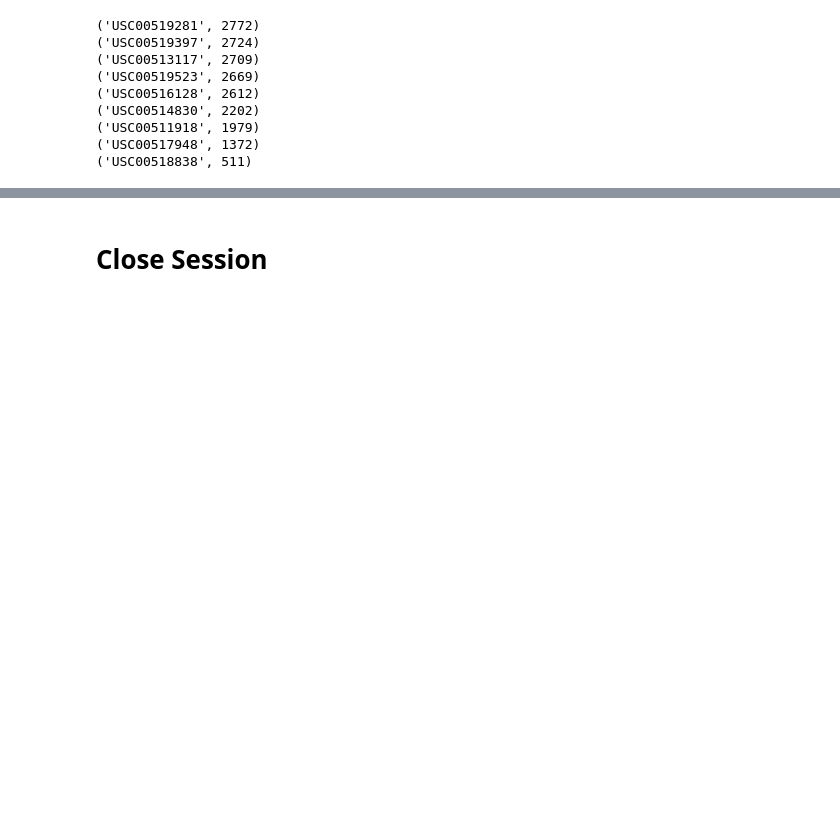
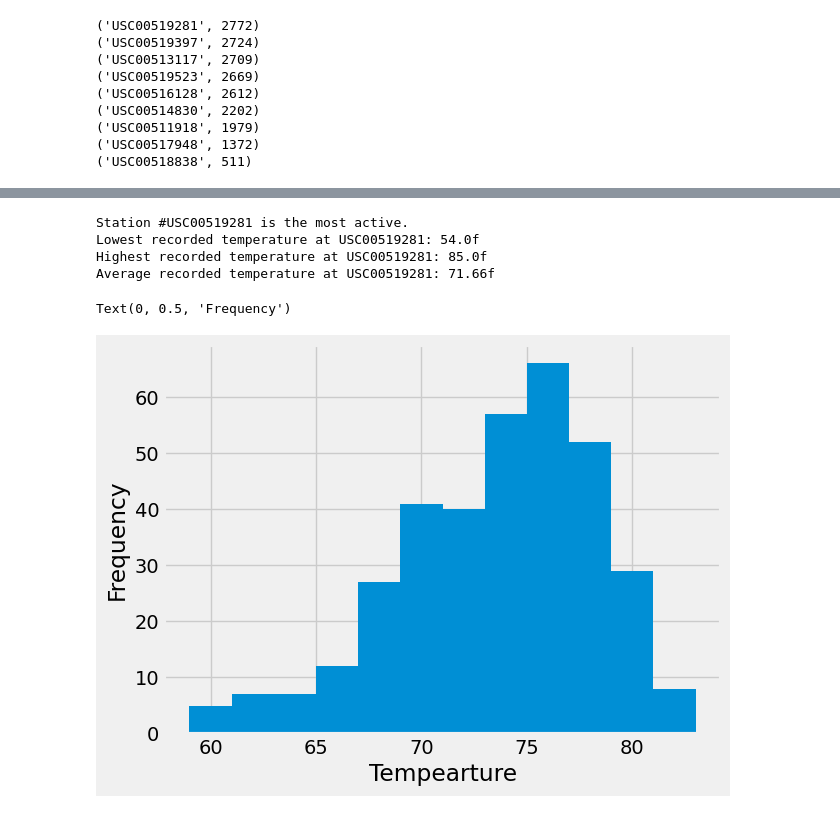
Before and after one commit to linderkm/sqlalchemy-challenge, a Jupyter notebook: SurfsUp/climate_starter.ipynb, the cells around one changed output, grey strips where cells are left out. Cells and saved outputs as stored; diff of their text form; code cells hidden in the pictures; blank space fills up the shorter version.

Commit message:
first draft of completed analysis

```diff
--- a/SurfsUp/climate_starter.ipynb
+++ b/SurfsUp/climate_starter.ipynb
@@ -170,5 +162,47 @@ Text(0.5, 4.183333333333314, 'Temperature')
-# %% [markdown]
-# Close Session
+# %%
+# Using the most active station id from the previous query, calculate the lowest, highest, and average temperature.
+#module 10; lesson 3; dow_dates_solution.ipynb
+mostActiveStationData = session.query(
+    func.min(measurements.tobs),
+    func.max(measurements.tobs),
+    func.avg(measurements.tobs)
+    ).\
+    filter(measurements.station == stationCount[0][0]).\
+    all()
+
+mostActiveStationData
+print(f"Station #{stationCount[0][0]} is the most active.")
+print(f"Lowest recorded temperature at {stationCount[0][0]}: {mostActiveStationData[0][0]}f")
+print(f"Highest recorded temperature at {stationCount[0][0]}: {mostActiveStationData[0][1]}f")
+print(f"Average recorded temperature at {stationCount[0][0]}: {round(mostActiveStationData[0][2],2)}f")
+# %% [output]
+Station #USC00519281 is the most active.
+Lowest recorded temperature at USC00519281: 54.0f
+Highest recorded temperature at USC00519281: 85.0f
+Average recorded temperature at USC00519281: 71.66f
+# %%
+# Using the most active station id, query the last 12 months of temperature observation data for the most active station.
+#Same code used from Precipitation Analysis above to calculate date values to pass into query
+mostRecentDate = session.query(measurements.date).order_by(measurements.date.desc()).first()[0]
+latestDate = datetime.strptime(mostRecentDate.replace("-","/"),"%Y/%m/%d")
+latestDateMinusOneYear = latestDate - timedelta(days=365)
+
+tempData = session.query(measurements.tobs).\
+    filter(measurements.date >= latestDateMinusOneYear).\
+    filter(measurements.station == stationCount[0][0]).\
+    all()
+
+#extract temp values from tuples returned from query, to use in histogram.
+newlist = [n[0] for n in tempData]
+# %%
+#Genearte a histogram for last 12 months of temperature observation data for the most active station.
+#https://matplotlib.org/stable/api/_as_gen/matplotlib.pyplot.hist.html
+plt.hist(newlist,bins=12, label='TOBS')
+plt.xlabel('Tempearture')
+plt.ylabel('Frequency')
+# %% [output]
+Text(0, 0.5, 'Frequency')
+[figure, added]
 # %%
 # Close Session
 session.close()
```
Also changed, not shown: parts of 5 cells of this notebook.
